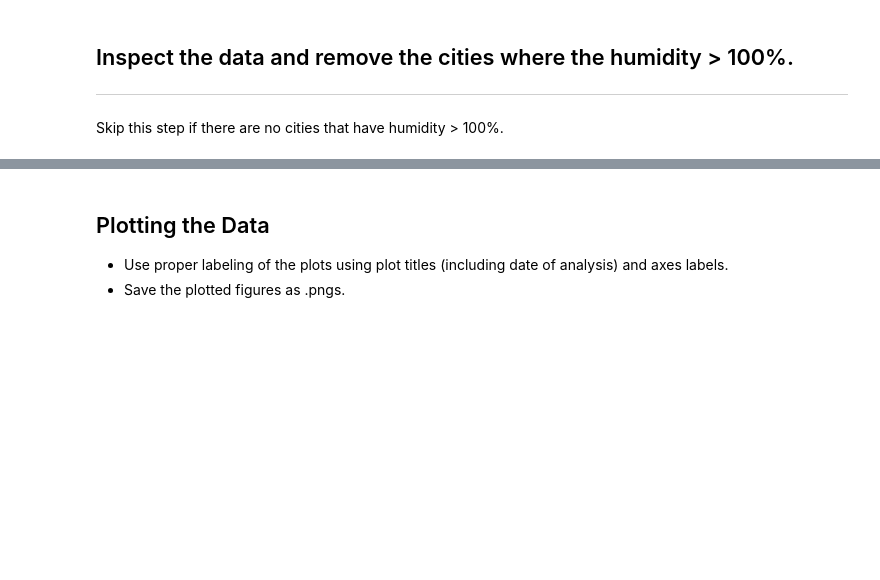
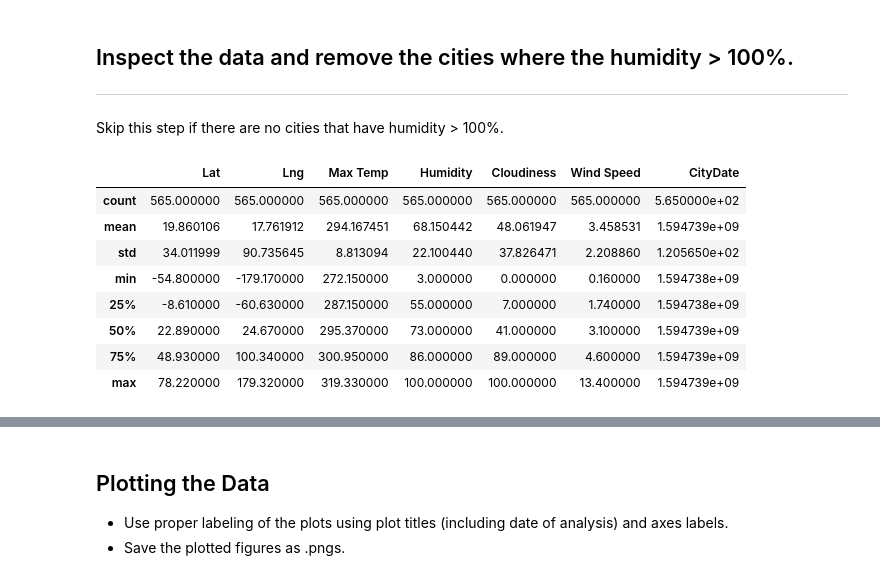
Before and after one commit to ryanworm/python-API-s, a Jupyter notebook: WeatherPy.ipynb, the cells around one changed output, grey strips where cells are left out. Saved outputs shown, nothing was run; the diff lists cells and outputs as text; code cells hidden in the pictures; blank space fills up the shorter version.

```diff
--- a/WeatherPy.ipynb
+++ b/WeatherPy.ipynb
@@ -158,3 +143,18 @@ SyntaxError: invalid syntax (<ipython-input-9-3de0846300cd>, line 2)
 Skip this step if there are no cities that have humidity > 100%.
 # %%
 # use iloc or loc to select humidity column and then specify conditions (>100)
+#create a dataframe from city_data
+df = pd.DataFrame(city_data)
+# seeing if we removed any data from the dataframe
+len(df)
+df.describe()
+# %% [output]
+|  | Lat | Lng | Max Temp | Humidity | Cloudiness | Wind Speed | CityDate |
+| count | 565.000000 | 565.000000 | 565.000000 | 565.000000 | 565.000000 | 565.000000 | 5.650000e+02 |
+| mean | 19.860106 | 17.761912 | 294.167451 | 68.150442 | 48.061947 | 3.458531 | 1.594739e+09 |
+| std | 34.011999 | 90.735645 | 8.813094 | 22.100440 | 37.826471 | 2.208860 | 1.205650e+02 |
+| min | -54.800000 | -179.170000 | 272.150000 | 3.000000 | 0.000000 | 0.160000 | 1.594738e+09 |
+| 25% | -8.610000 | -60.630000 | 287.150000 | 55.000000 | 7.000000 | 1.740000 | 1.594738e+09 |
+| 50% | 22.890000 | 24.670000 | 295.370000 | 73.000000 | 41.000000 | 3.100000 | 1.594739e+09 |
+| 75% | 48.930000 | 100.340000 | 300.950000 | 86.000000 | 89.000000 | 4.600000 | 1.594739e+09 |
+| max | 78.220000 | 179.320000 | 319.330000 | 100.000000 | 100.000000 | 13.400000 | 1.594739e+09 |
```
Also changed, not shown: parts of 32 cells of this notebook.
